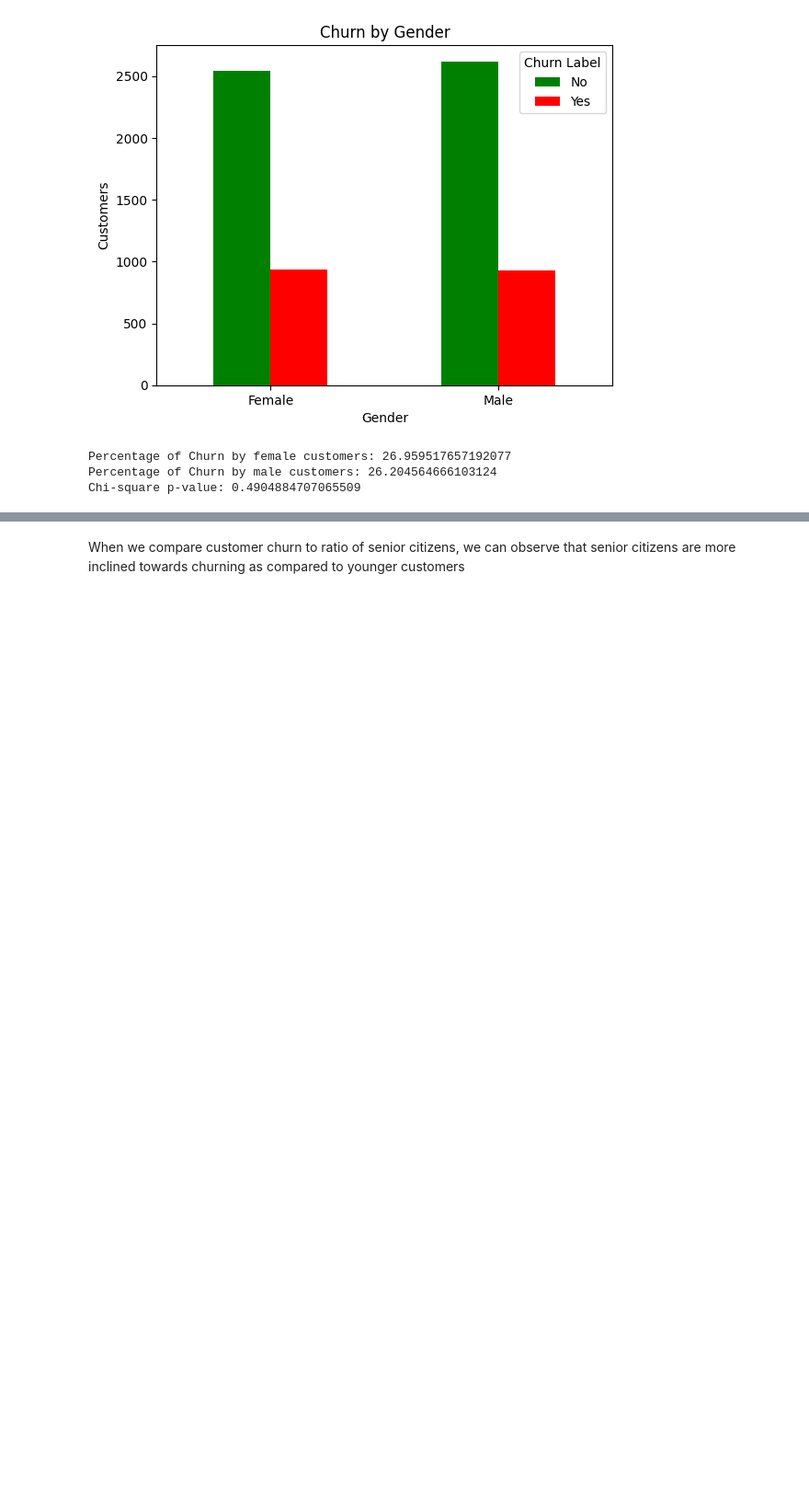
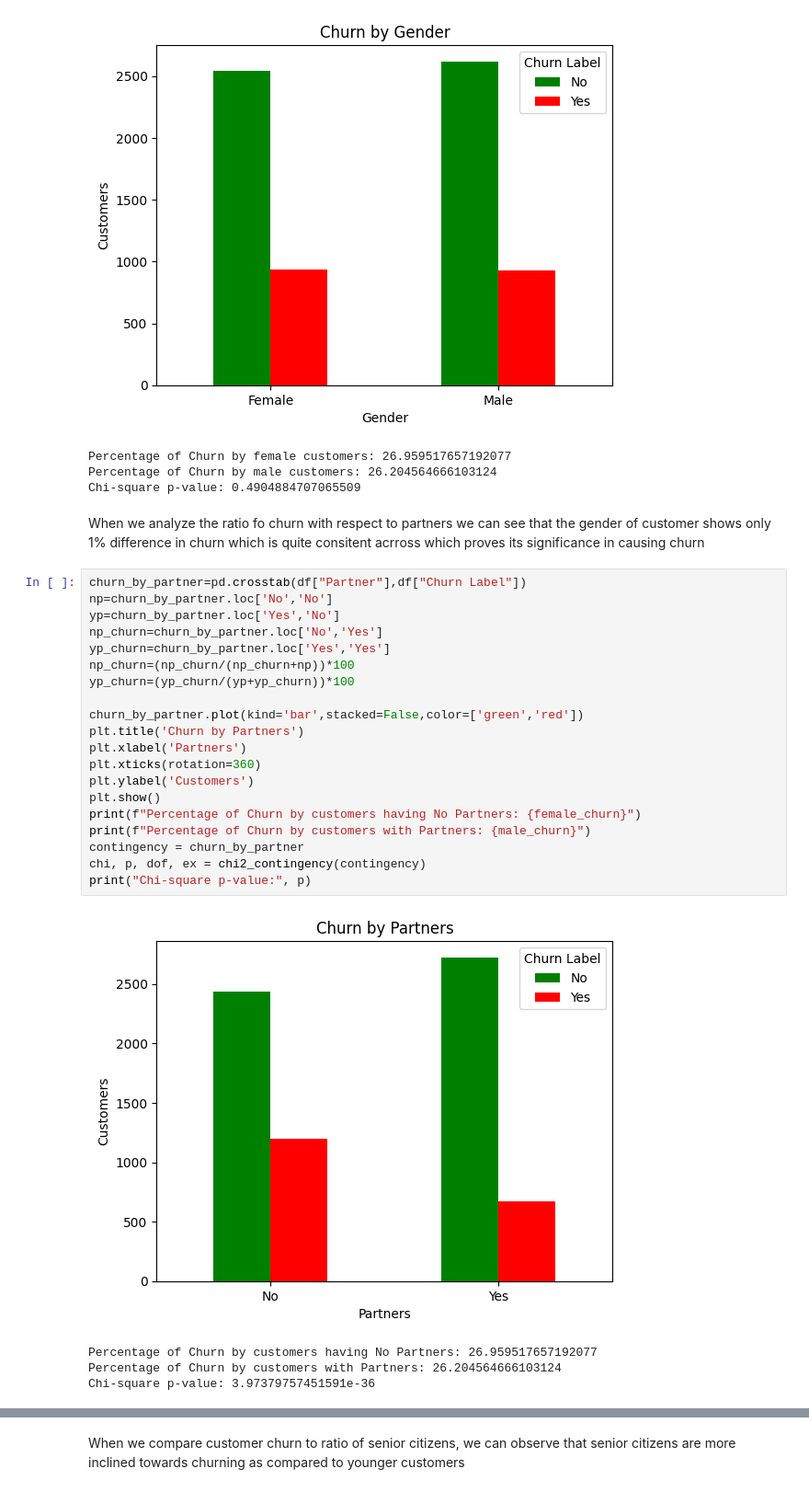
Before and after one commit to Zia-Ul-Hasan/Churn-Prediction-IBM-telco, a Jupyter notebook: EDA_Churn.ipynb, the cells around one changed output, grey strips where cells are left out. Shown at 92% size. Cells and saved outputs as stored; diff of their text form; blank space fills up the shorter version.

```diff
--- a/EDA_Churn.ipynb
+++ b/EDA_Churn.ipynb
@@ -97,3 +97,30 @@ print("Chi-square p-value:", p)
 Percentage of Churn by female customers: 26.959517657192077
 Percentage of Churn by male customers: 26.204564666103124
 Chi-square p-value: 0.4904884707065509
+# %% [markdown]
+When we analyze the ratio fo churn with respect to partners we can see that the gender of customer shows only 1% difference in churn which is quite consitent acrross which proves its significance in causing churn
+# %%
+churn_by_partner=pd.crosstab(df["Partner"],df["Churn Label"])
+np=churn_by_partner.loc['No','No']
+yp=churn_by_partner.loc['Yes','No']
+np_churn=churn_by_partner.loc['No','Yes']
+yp_churn=churn_by_partner.loc['Yes','Yes']
+np_churn=(np_churn/(np_churn+np))*100
+yp_churn=(yp_churn/(yp+yp_churn))*100
+
+churn_by_partner.plot(kind='bar',stacked=False,color=['green','red'])
+plt.title('Churn by Partners')
+plt.xlabel('Partners')
+plt.xticks(rotation=360)
+plt.ylabel('Customers')
+plt.show()
+print(f"Percentage of Churn by customers having No Partners: {female_churn}")
+print(f"Percentage of Churn by customers with Partners: {male_churn}")
+contingency = churn_by_partner
+chi, p, dof, ex = chi2_contingency(contingency)
+print("Chi-square p-value:", p)
+# %% [output]
+[figure, added]
+Percentage of Churn by customers having No Partners: 26.959517657192077
+Percentage of Churn by customers with Partners: 26.204564666103124
+Chi-square p-value: 3.97379757451591e-36
```
Also changed, not shown: parts of 2 cells of this notebook.
